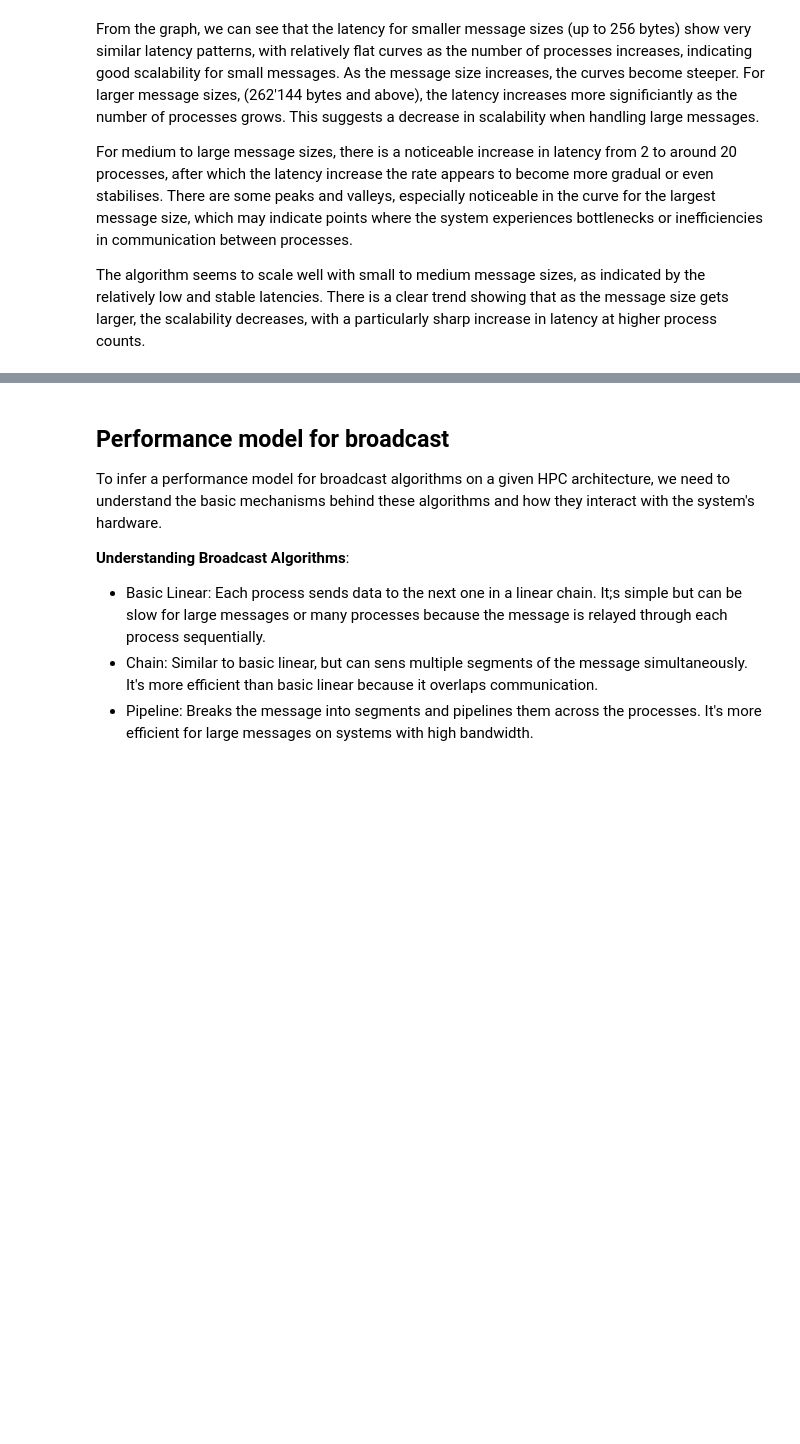
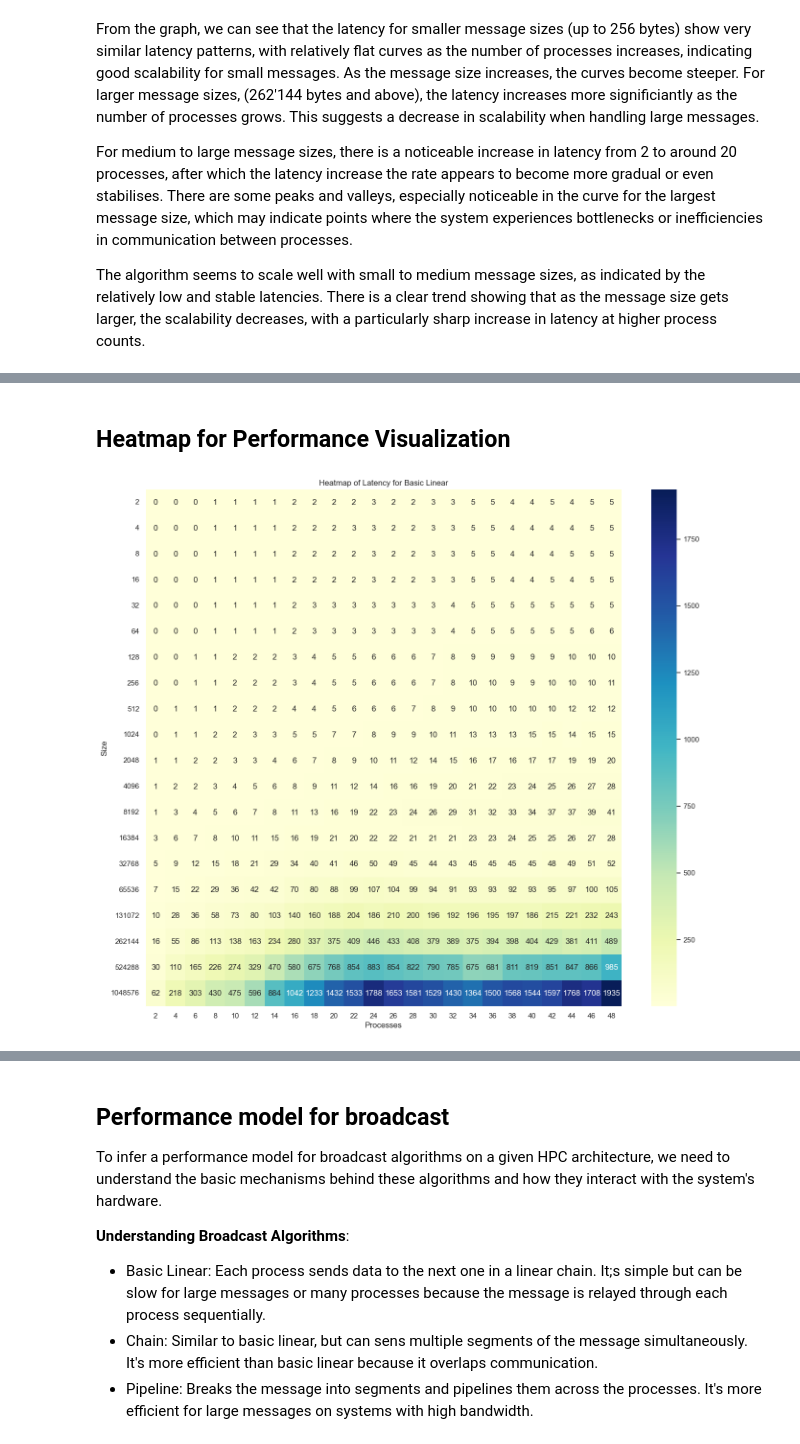
Before and after one commit to abandrea/HPC, a Jupyter notebook: exercise_1/project_1/bcast_thin_results/analysis_thin_bcast.ipynb, the cells around one changed output, grey strips where cells are left out. Cells and saved outputs as stored; diff of their text form; code cells hidden in the pictures; blank space fills up the shorter version.

Commit message:
performance test

```diff
--- a/exercise_1/project_1/bcast_thin_results/analysis_thin_bcast.ipynb
+++ b/exercise_1/project_1/bcast_thin_results/analysis_thin_bcast.ipynb
@@ -156,0 +212,11 @@ The algorithm seems to scale well with small to medium message sizes, as indicat
+# %% [markdown]
+## Heatmap for Performance Visualization
+# %%
+# Example for Basic Linear
+pivot_table_bl = df_basic_linear.pivot(index='Size', columns='Processes', values='Latency')
+plt.figure(figsize=(16, 14))
+sns.heatmap(pivot_table_bl, annot=True, fmt=".0f", cmap="YlGnBu")
+plt.title('Heatmap of Latency for Basic Linear')
+plt.show()
+# %% [output]
+[figure, added]
```
Also changed, not shown: parts of 23 cells of this notebook, 3 other files.
